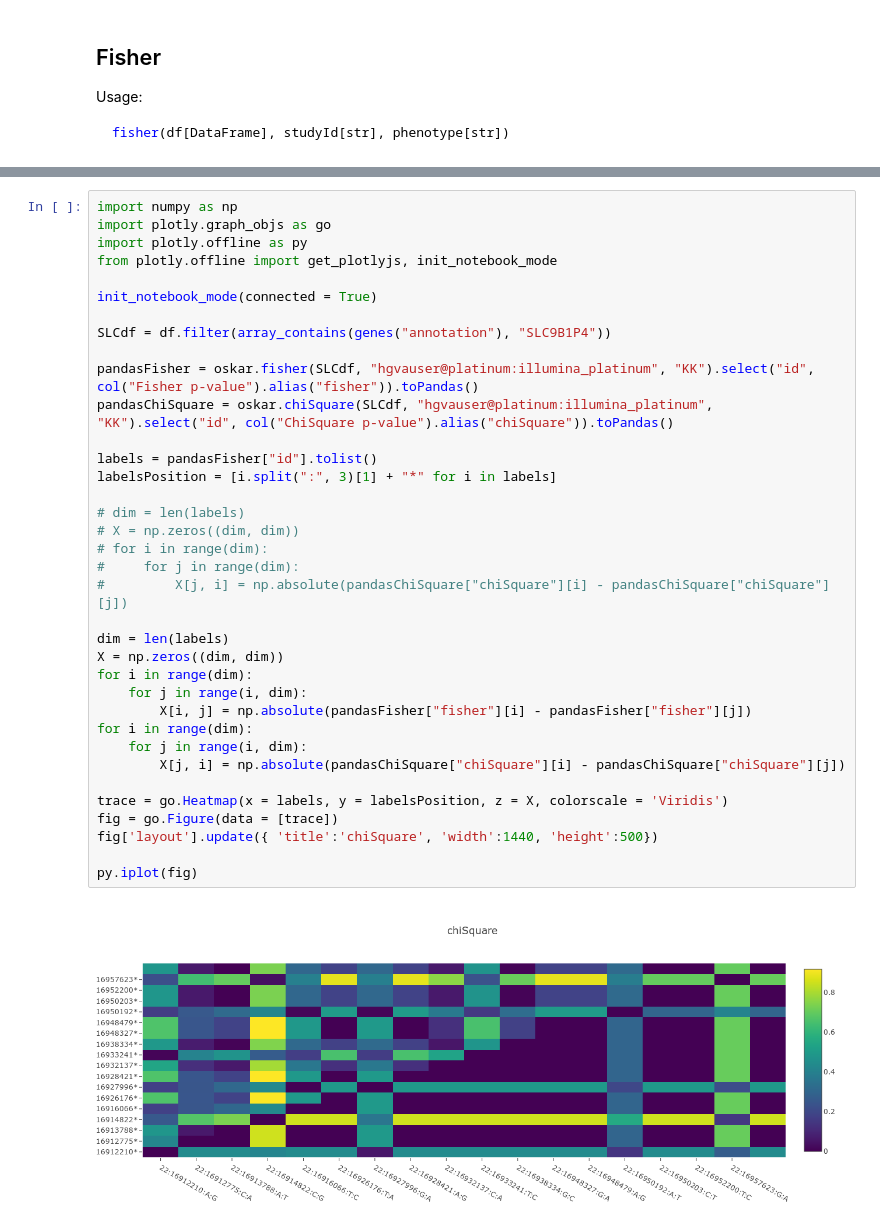
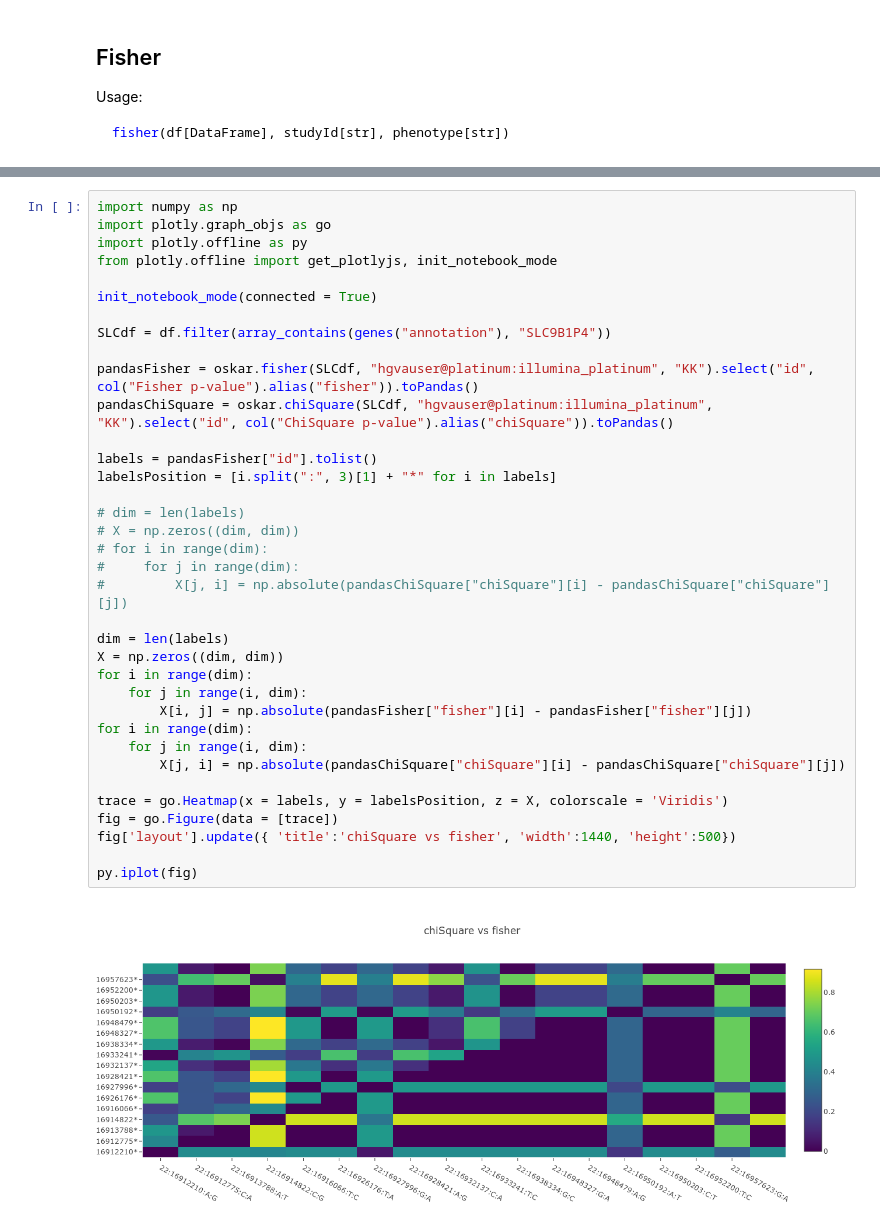
Before and after one commit to roldanx/oskar, a Jupyter notebook: oskar-spark/src/main/python/notebooks/analysis.ipynb, the cells around one changed output, grey strips where cells are left out. Cells and saved outputs as stored; diff of their text form.

```diff
--- a/oskar-spark/src/main/python/notebooks/analysis.ipynb
+++ b/oskar-spark/src/main/python/notebooks/analysis.ipynb
@@ -561,32 +567,32 @@ from plotly.offline import get_plotlyjs, init_notebook_mode
 init_notebook_mode(connected = True)
 
 SLCdf = df.filter(array_contains(genes("annotation"), "SLC9B1P4"))
 
 pandasFisher = oskar.fisher(SLCdf, "hgvauser@platinum:illumina_platinum", "KK").select("id", col("Fisher p-value").alias("fisher")).toPandas()
 pandasChiSquare = oskar.chiSquare(SLCdf, "hgvauser@platinum:illumina_platinum", "KK").select("id", col("ChiSquare p-value").alias("chiSquare")).toPandas()
 
 labels = pandasFisher["id"].tolist()
 labelsPosition = [i.split(":", 3)[1] + "*" for i in labels]
 
 # dim = len(labels)
 # X = np.zeros((dim, dim))
 # for i in range(dim):
 #     for j in range(dim):
 #         X[j, i] = np.absolute(pandasChiSquare["chiSquare"][i] - pandasChiSquare["chiSquare"][j])
 
 dim = len(labels)
 X = np.zeros((dim, dim))
 for i in range(dim):
     for j in range(i, dim):
         X[i, j] = np.absolute(pandasFisher["fisher"][i] - pandasFisher["fisher"][j])
 for i in range(dim):
     for j in range(i, dim):
         X[j, i] = np.absolute(pandasChiSquare["chiSquare"][i] - pandasChiSquare["chiSquare"][j])
 
 trace = go.Heatmap(x = labels, y = labelsPosition, z = X, colorscale = 'Viridis')
 fig = go.Figure(data = [trace])
-fig['layout'].update({ 'title':'chiSquare', 'width':1440, 'height':500})
+fig['layout'].update({ 'title':'chiSquare vs fisher', 'width':1440, 'height':500})
 
 py.iplot(fig)
 # %% [output]
-[figure, old version]
+[figure, new version]
```
Also changed, not shown: parts of 17 cells of this notebook, 4 other files.
